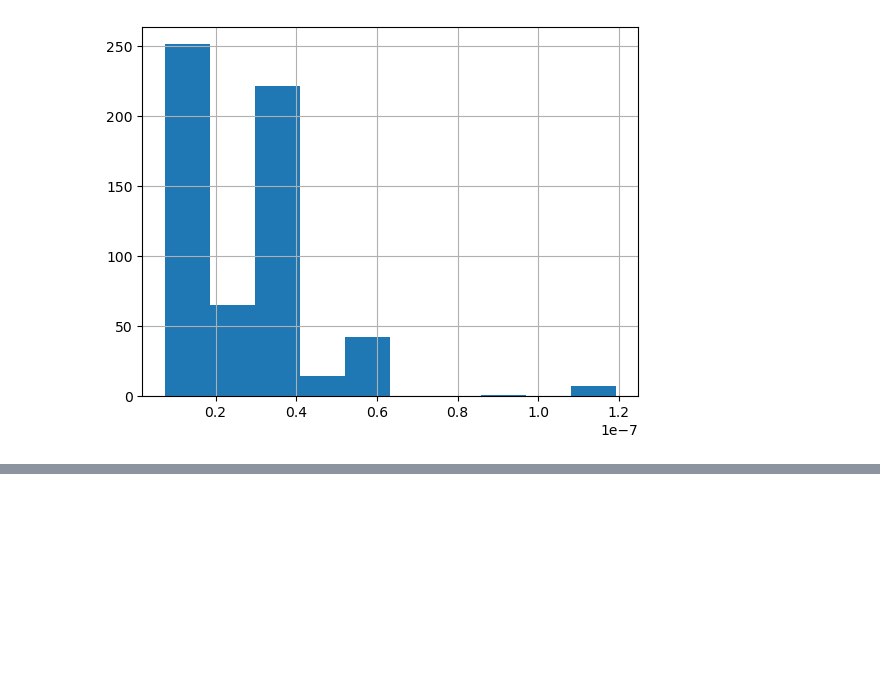
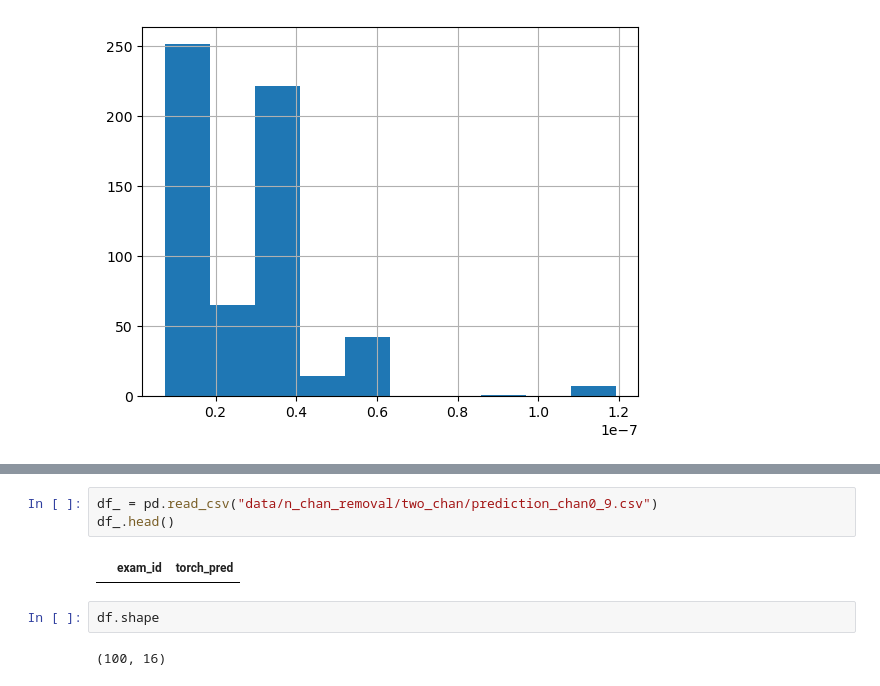
Before and after one commit to sanhitamj/ecg_unravel, a Jupyter notebook: notebooks/n_chan_removal.ipynb, the cells around one changed output, grey strips where cells are left out. Cells and saved outputs as stored; diff of their text form; blank space fills up the shorter version.

```diff
--- a/notebooks/n_chan_removal.ipynb
+++ b/notebooks/n_chan_removal.ipynb
@@ -122,0 +201,9 @@ for chan in range(12):
+# %%
+df_ = pd.read_csv("data/n_chan_removal/two_chan/prediction_chan0_9.csv")
+df_.head()
+# %% [output]
+|  | exam_id | torch_pred |
+# %%
+df.shape
+# %% [output]
+(100, 16)
```
Also changed, not shown: parts of 18 cells of this notebook, 1 other file.
